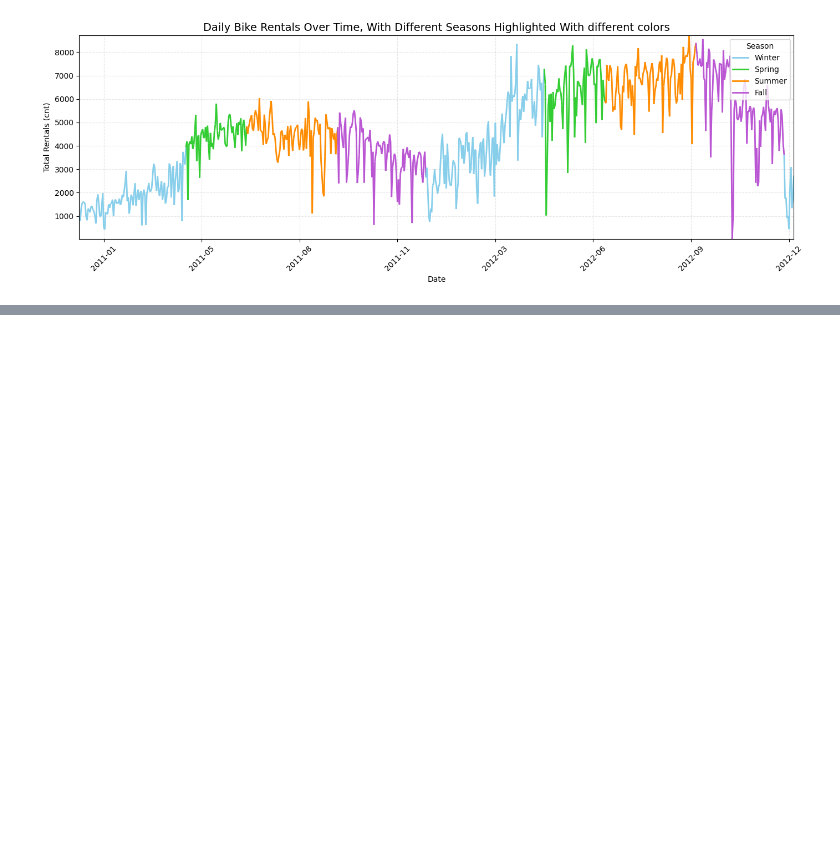
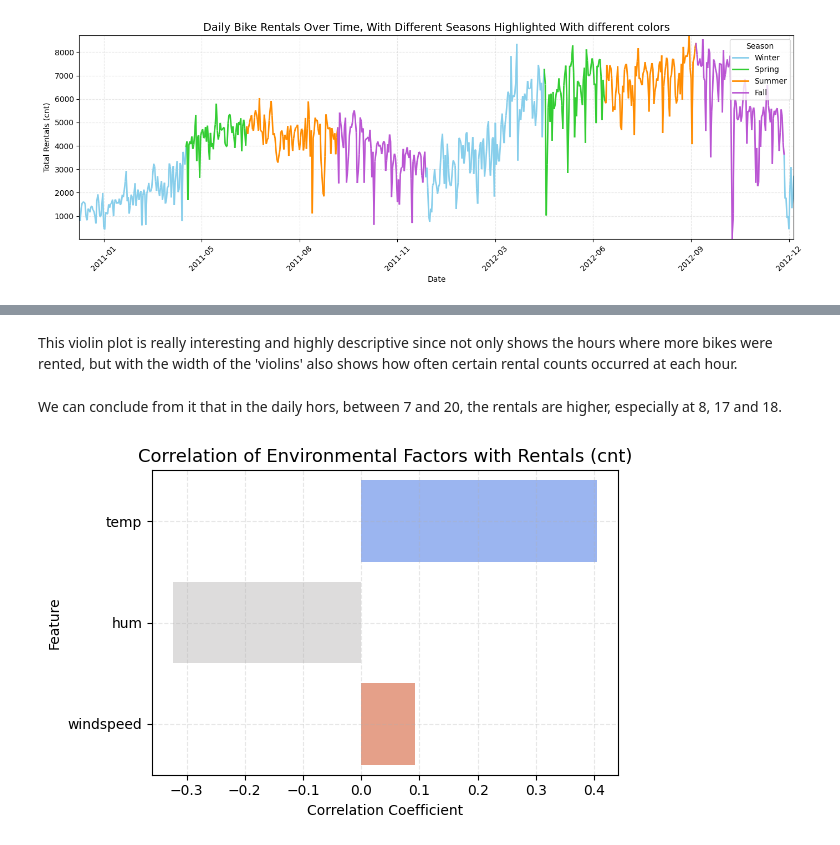
Before and after one commit to gregfu05/ML-fundamentals-2025_ASSIGNEMENT_2, a Jupyter notebook: Assignement_2_Gregorio_Santi_Furnari.ipynb, the cells around one changed output, grey strips where cells are left out. Saved outputs shown, nothing was run; the diff lists cells and outputs as text; code cells hidden in the pictures; blank space fills up the shorter version.

```diff
--- a/Assignement_2_Gregorio_Santi_Furnari.ipynb
+++ b/Assignement_2_Gregorio_Santi_Furnari.ipynb
@@ -126,0 +131,19 @@ plt.show()
+# %% [markdown]
+This violin plot is really interesting and highly descriptive since not only shows the hours where more bikes were rented, but with the width of the 'violins' also shows how often certain rental counts occurred at each hour.
+# %% [markdown]
+We can conclude from it that in the daily hors, between 7 and 20, the rentals are higher, especially at 8, 17 and 18.
+# %%
+features = ["temp", "hum", "windspeed"]
+correlations = df[features + ["cnt"]].corr()["cnt"].drop("cnt")
+
+# Plot
+plt.figure(figsize=(6, 4))
+sns.barplot(x=correlations.values, y=correlations.index, palette="coolwarm")
+plt.title("Correlation of Environmental Factors with Rentals (cnt)", fontsize=13)
+plt.xlabel("Correlation Coefficient")
+plt.ylabel("Feature")
+plt.grid(True, linestyle="--", alpha=0.3)
+plt.tight_layout()
+plt.show()
+# %% [output]
+[figure, added]
```
Also changed, not shown: parts of 51 cells of this notebook.
